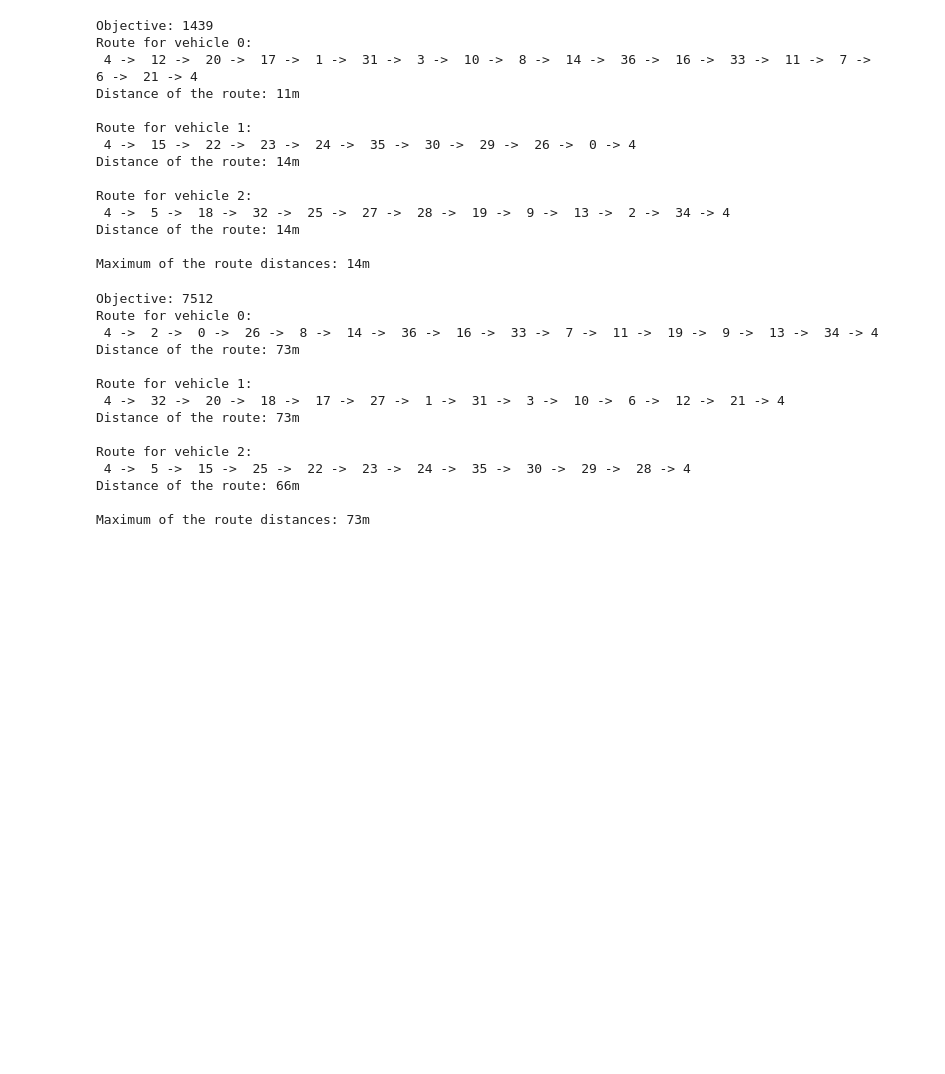
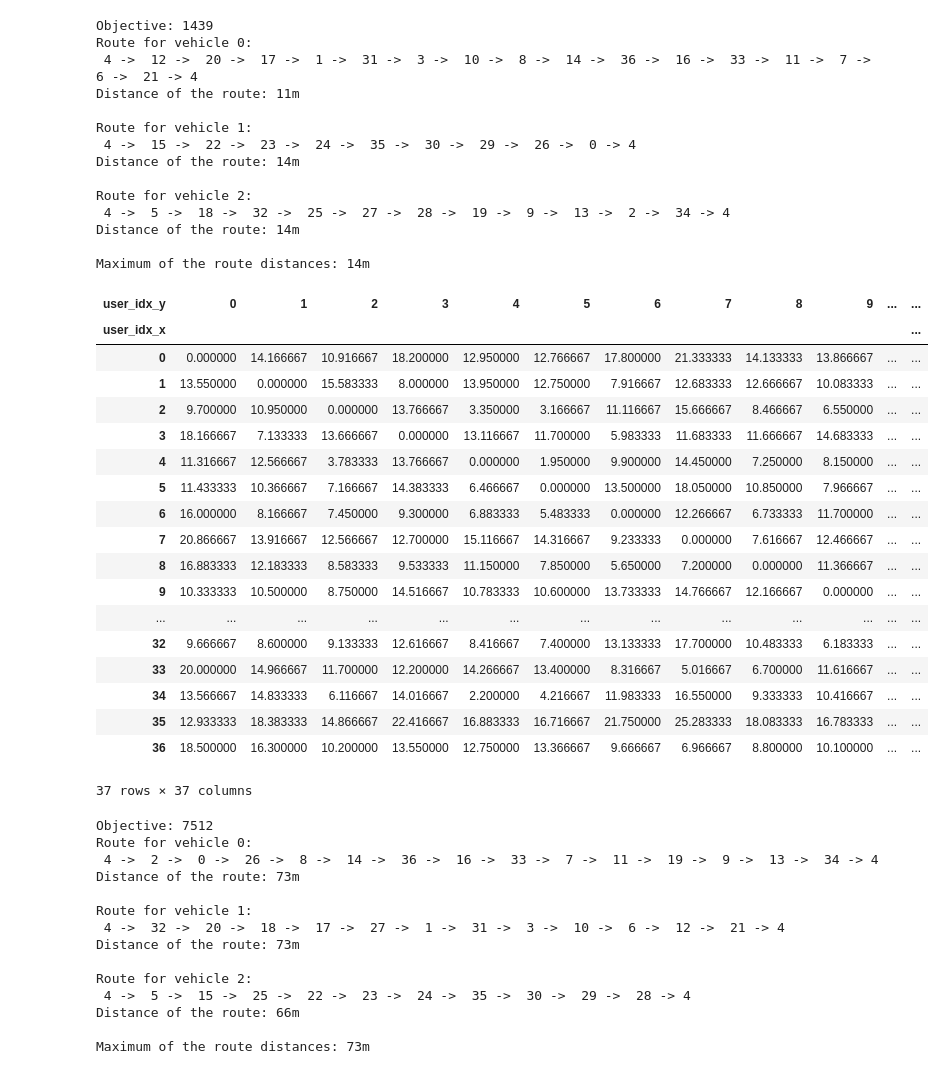
Before and after one commit to ravendico/POC-Route-Optimization-VRP, a Jupyter notebook: Route-Optimization-PH.ipynb, the cells around one changed output. Drawn from its saved outputs; the diff is of its cells as text; code cells hidden in the pictures; blank space fills up the shorter version.

```diff
--- a/Route-Optimization-PH.ipynb
+++ b/Route-Optimization-PH.ipynb
@@ -356,6 +364,28 @@ Route for vehicle 2:
 Distance of the route: 14m
 
 Maximum of the route distances: 14m
+# %%
+dist_time
+# %% [output]
+| user_idx_y | 0 | 1 | 2 | 3 | 4 | 5 | 6 | 7 | 8 | 9 | ... | ... |
+| user_idx_x |  |  |  |  |  |  |  |  |  |  |  | ... |
+| 0 | 0.000000 | 14.166667 | 10.916667 | 18.200000 | 12.950000 | 12.766667 | 17.800000 | 21.333333 | 14.133333 | 13.866667 | ... | ... |
+| 1 | 13.550000 | 0.000000 | 15.583333 | 8.000000 | 13.950000 | 12.750000 | 7.916667 | 12.683333 | 12.666667 | 10.083333 | ... | ... |
+| 2 | 9.700000 | 10.950000 | 0.000000 | 13.766667 | 3.350000 | 3.166667 | 11.116667 | 15.666667 | 8.466667 | 6.550000 | ... | ... |
+| 3 | 18.166667 | 7.133333 | 13.666667 | 0.000000 | 13.116667 | 11.700000 | 5.983333 | 11.683333 | 11.666667 | 14.683333 | ... | ... |
+| 4 | 11.316667 | 12.566667 | 3.783333 | 13.766667 | 0.000000 | 1.950000 | 9.900000 | 14.450000 | 7.250000 | 8.150000 | ... | ... |
+| 5 | 11.433333 | 10.366667 | 7.166667 | 14.383333 | 6.466667 | 0.000000 | 13.500000 | 18.050000 | 10.850000 | 7.966667 | ... | ... |
+| 6 | 16.000000 | 8.166667 | 7.450000 | 9.300000 | 6.883333 | 5.483333 | 0.000000 | 12.266667 | 6.733333 | 11.700000 | ... | ... |
+| 7 | 20.866667 | 13.916667 | 12.566667 | 12.700000 | 15.116667 | 14.316667 | 9.233333 | 0.000000 | 7.616667 | 12.466667 | ... | ... |
+| 8 | 16.883333 | 12.183333 | 8.583333 | 9.533333 | 11.150000 | 7.850000 | 5.650000 | 7.200000 | 0.000000 | 11.366667 | ... | ... |
+| 9 | 10.333333 | 10.500000 | 8.750000 | 14.516667 | 10.783333 | 10.600000 | 13.733333 | 14.766667 | 12.166667 | 0.000000 | ... | ... |
+| ... | ... | ... | ... | ... | ... | ... | ... | ... | ... | ... | ... | ... |
+| 32 | 9.666667 | 8.600000 | 9.133333 | 12.616667 | 8.416667 | 7.400000 | 13.133333 | 17.700000 | 10.483333 | 6.183333 | ... | ... |
+| 33 | 20.000000 | 14.966667 | 11.700000 | 12.200000 | 14.266667 | 13.400000 | 8.316667 | 5.016667 | 6.700000 | 11.616667 | ... | ... |
+| 34 | 13.566667 | 14.833333 | 6.116667 | 14.016667 | 2.200000 | 4.216667 | 11.983333 | 16.550000 | 9.333333 | 10.416667 | ... | ... |
+| 35 | 12.933333 | 18.383333 | 14.866667 | 22.416667 | 16.883333 | 16.716667 | 21.750000 | 25.283333 | 18.083333 | 16.783333 | ... | ... |
+| 36 | 18.500000 | 16.300000 | 10.200000 | 13.550000 | 12.750000 | 13.366667 | 9.666667 | 6.966667 | 8.800000 | 10.100000 | ... | ... |
+37 rows × 37 columns
 # %%
 print_solution(data_time, manager_time, routing_time, solution_time)
 # %% [output]
```
Also changed, not shown: parts of 8 cells of this notebook, 1 other file.
